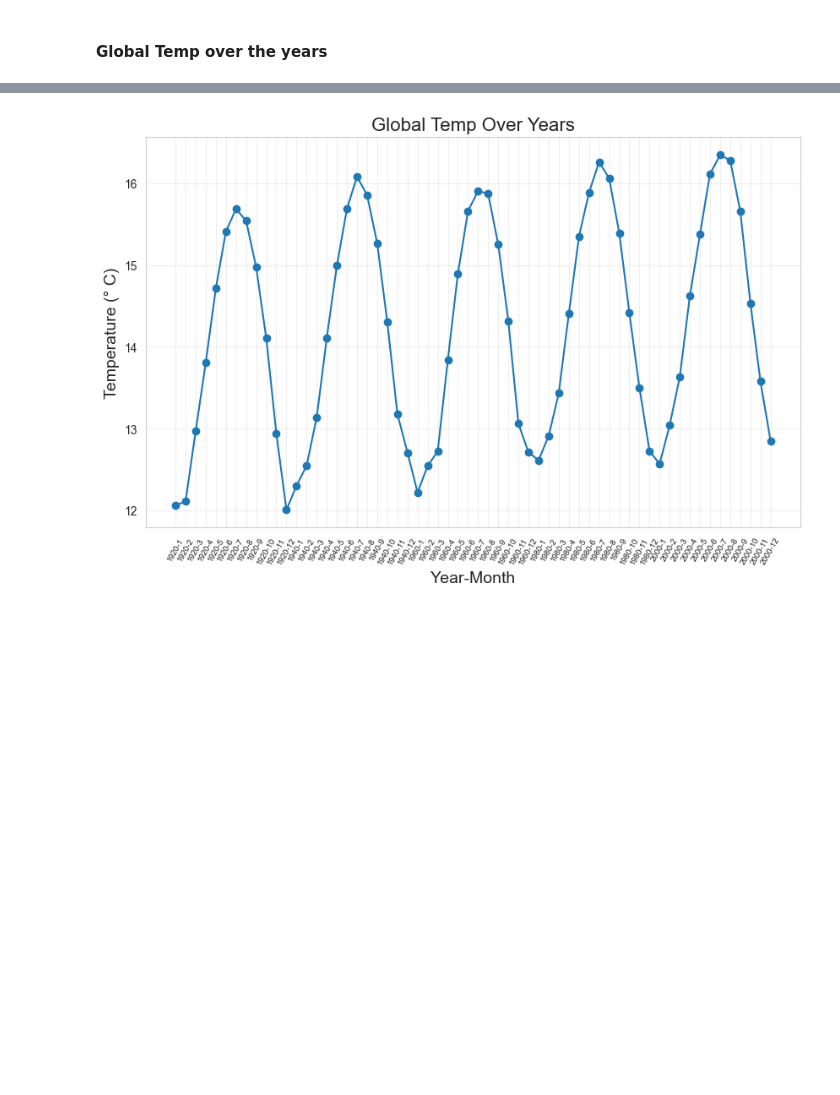
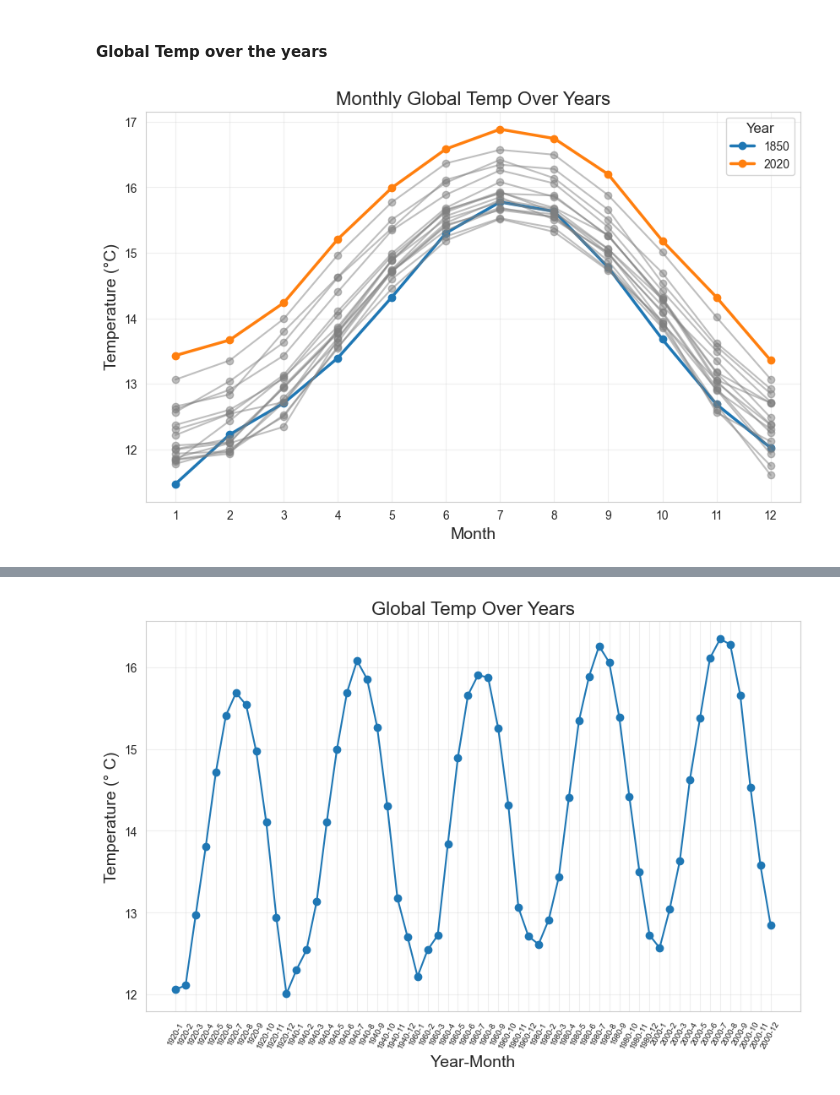
Before and after one commit to Rishabh-Thapliyal/Forecasting-Global-Climate-Change-Patterns-and-Analyzing-Impact, a Jupyter notebook: src/eda/eda_1.ipynb, the cells around one changed output, grey strips where cells are left out. Saved outputs shown, nothing was run; the diff lists cells and outputs as text; code cells hidden in the pictures; blank space fills up the shorter version.

```diff
--- a/src/eda/eda_1.ipynb
+++ b/src/eda/eda_1.ipynb
@@ -151,5 +129,37 @@ df_merged.groupby(['City']).agg({'Latitude':'first', 'Longitude':'first'}).reset
 ### Plots
 # %% [markdown]
 #### Global Temp over the years
+# %%
+# Pivot table to structure data for plotting
+df_air_global_temp_sub = df_air_global_temp[df_air_global_temp['Year'].isin(list(range(1830, 2021, 10)))].reset_index(drop=True)
+pivot_df = df_air_global_temp_sub.pivot(index='Month', columns='Year', values='Actual Temperature')
+
+# Plotting
+plt.figure(figsize=(10, 6))
+
+# Loop through the years and customize colors
+for year in pivot_df.columns:
+    if year in [1850, 2020]:
+        plt.plot(
+            pivot_df.index, pivot_df[year], marker='o',
+            label=str(year), linewidth=2.5
+        )
+    else:
+        plt.plot(
+            pivot_df.index, pivot_df[year], marker='o',
+            color='grey', alpha=0.5, label=None  # No label for other years
+        )
+
+# Customizing the plot
+plt.title('Monthly Global Temp Over Years', fontsize=16)
+plt.xlabel('Month', fontsize=14)
+plt.ylabel('Temperature (°C)', fontsize=14)
+plt.xticks(pivot_df.index)  # Ensure x-axis shows months
+plt.legend(title='Year', fontsize=10, title_fontsize=12)
+plt.grid(alpha=0.3)
+# plt.savefig('../eda_results/global_temp_monthly.png')
+plt.show()
+# %% [output]
+[figure, added]
 # %%
 # Pivot table to structure data for plotting
```
Also changed, not shown: parts of 19 cells of this notebook, 6 other files.
